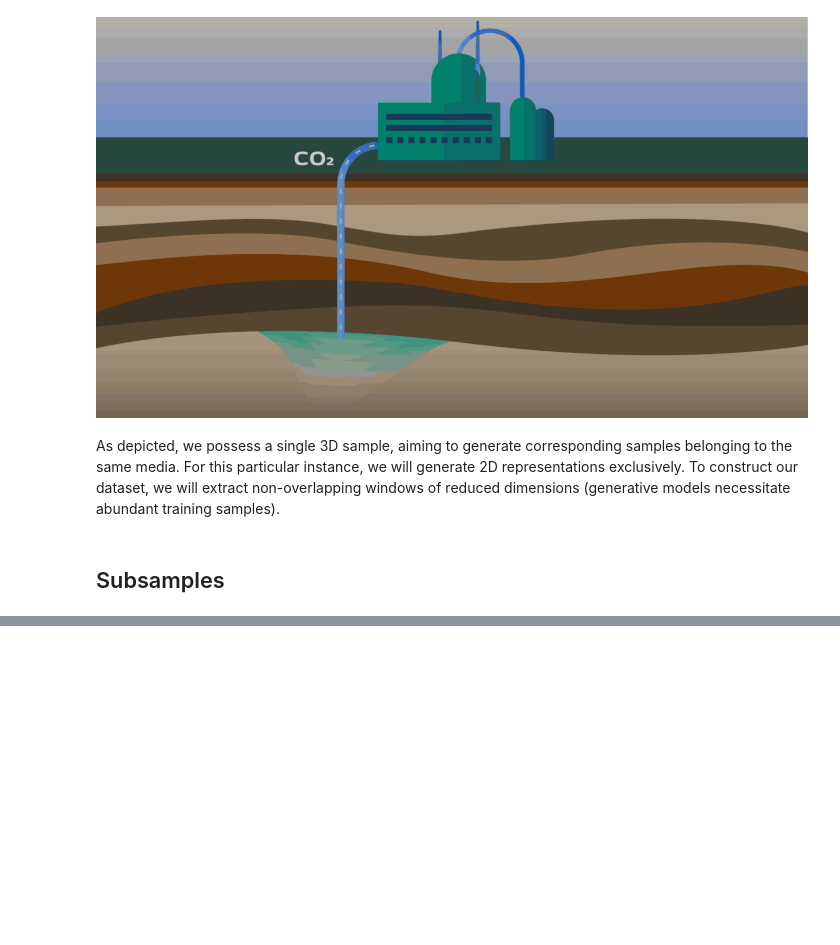
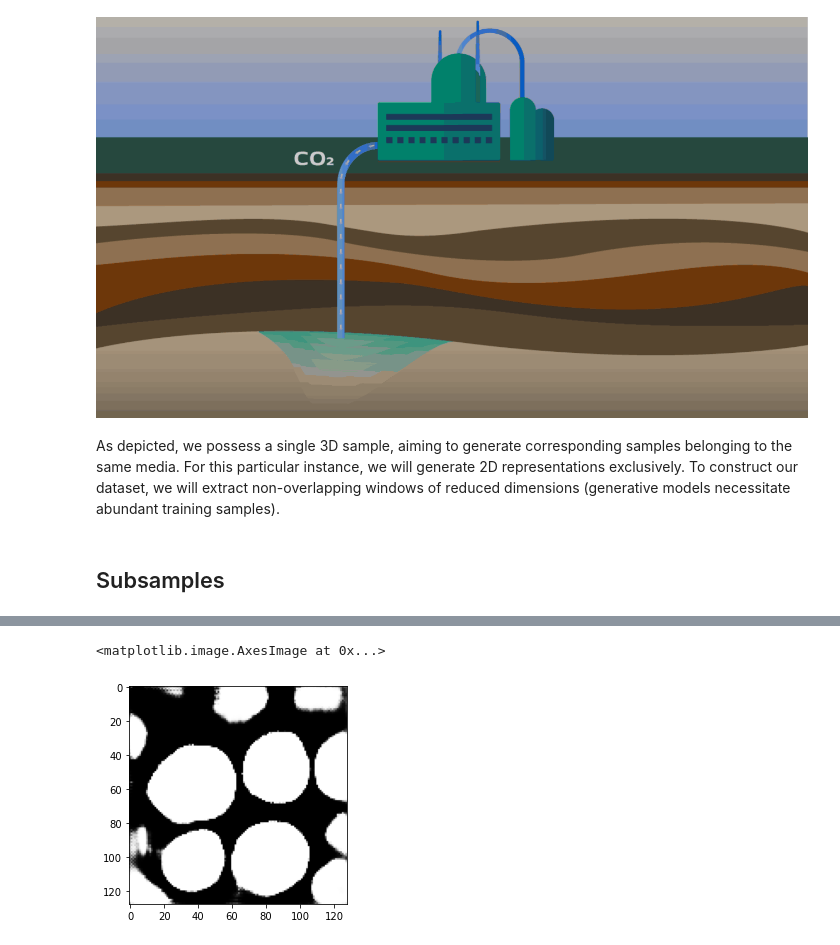
Before and after one commit to miguelcorralesg/RockGAN2D_Tutorial, a Jupyter notebook: notebooks/01_Understanding_Rock_Samples.ipynb, the cells around one changed output, grey strips where cells are left out. Cells and saved outputs as stored; diff of their text form; code cells hidden in the pictures; blank space fills up the shorter version.

```diff
--- a/notebooks/01_Understanding_Rock_Samples.ipynb
+++ b/notebooks/01_Understanding_Rock_Samples.ipynb
@@ -59,0 +327,16 @@ fig = plot_random_samples(windows, num_plots=10)  # Plot 10 random samples
+# %%
+# Device and Model
+DEVICE = "cuda" if torch.cuda.is_available() else "cpu"
+
+CHECKPOINT_GEN = ""
+CHECKPOINT_CRITIC = ""
+
+# Training hyperparameters
+LEARNING_RATE = 1e-3
+BATCH_SIZE = 16
+
+Z_DIM = 16
+
+NUM_EPOCHS = 501
+CRITIC_ITERATIONS = 4
+LAMBDA_GP = 25
@@ -59,0 +447,6 @@ fig = plot_random_samples(windows, num_plots=10)  # Plot 10 random samples
+# %%
+plt.figure()
+plt.imshow(gen(fixed_noise)[0,0].detach().cpu().numpy(), cmap='gray')
+# %% [output]
+<matplotlib.image.AxesImage at 0x...>
+[figure, added]
```
Also changed, not shown: parts of 27 cells of this notebook, 43 other files.
